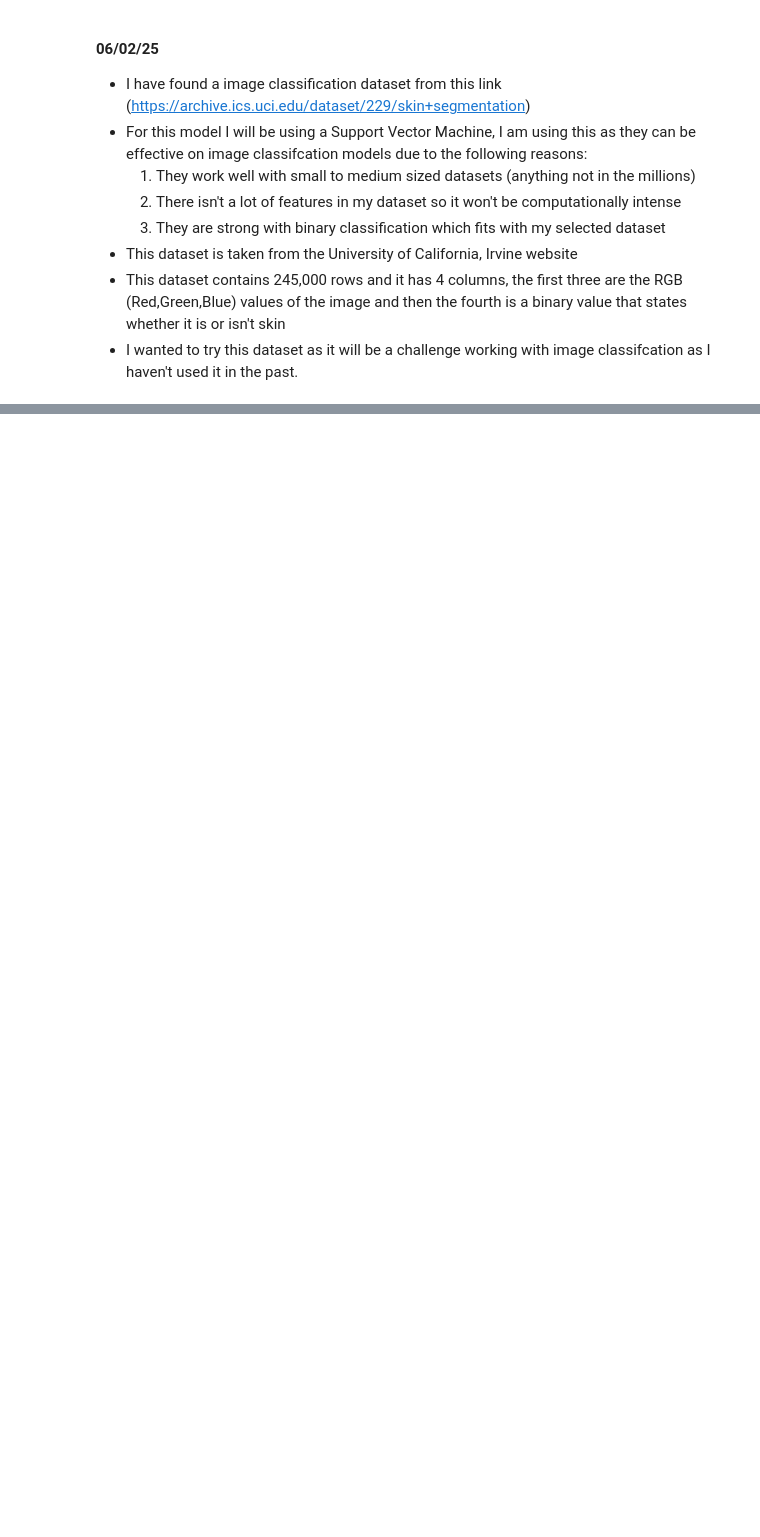
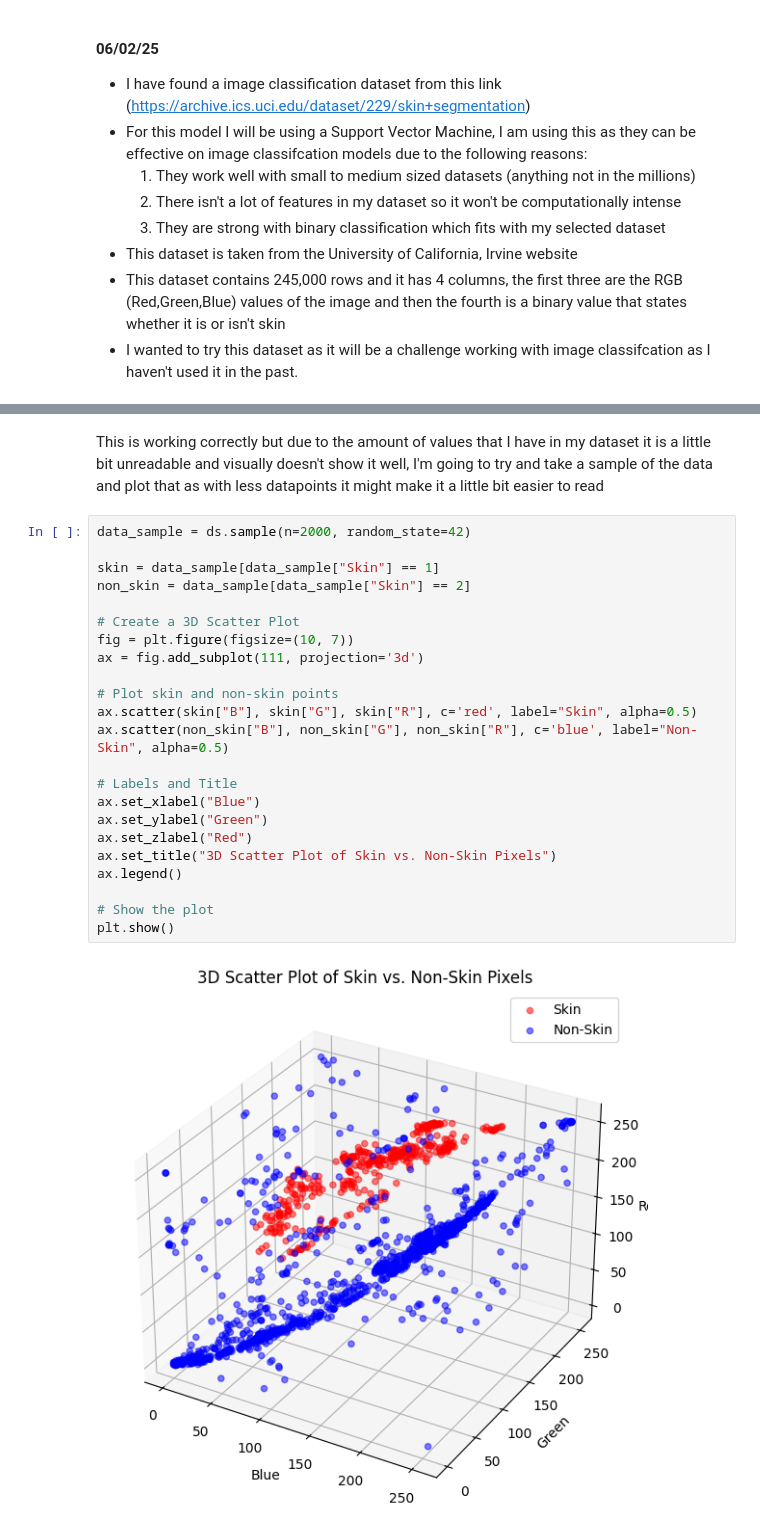
Before and after one commit to DoyleAaron/Data-Science-Year-4, a Jupyter notebook: skin-segmentation/Skin-Detection.ipynb, the cells around one changed output, grey strips where cells are left out. Cells and saved outputs as stored; diff of their text form; blank space fills up the shorter version.

```diff
--- a/skin-segmentation/Skin-Detection.ipynb
+++ b/skin-segmentation/Skin-Detection.ipynb
@@ -31,0 +61,27 @@ The data is currently quite unorganised, I want to add some labels to the column
+# %% [markdown]
+This is working correctly but due to the amount of values that I have in my dataset it is a little bit unreadable and visually doesn't show it well, I'm going to try and take a sample of the data and plot that as with less datapoints it might make it a little bit easier to read
+# %%
+data_sample = ds.sample(n=2000, random_state=42)
+
+skin = data_sample[data_sample["Skin"] == 1]
+non_skin = data_sample[data_sample["Skin"] == 2]
+
+# Create a 3D Scatter Plot
+fig = plt.figure(figsize=(10, 7))
+ax = fig.add_subplot(111, projection='3d')
+
+# Plot skin and non-skin points
+ax.scatter(skin["B"], skin["G"], skin["R"], c='red', label="Skin", alpha=0.5)
+ax.scatter(non_skin["B"], non_skin["G"], non_skin["R"], c='blue', label="Non-Skin", alpha=0.5)
+
+# Labels and Title
+ax.set_xlabel("Blue")
+ax.set_ylabel("Green")
+ax.set_zlabel("Red")
+ax.set_title("3D Scatter Plot of Skin vs. Non-Skin Pixels")
+ax.legend()
+
+# Show the plot
+plt.show()
+# %% [output]
+[figure, added]
```
Also changed, not shown: parts of 4 cells of this notebook, 1 other file.
